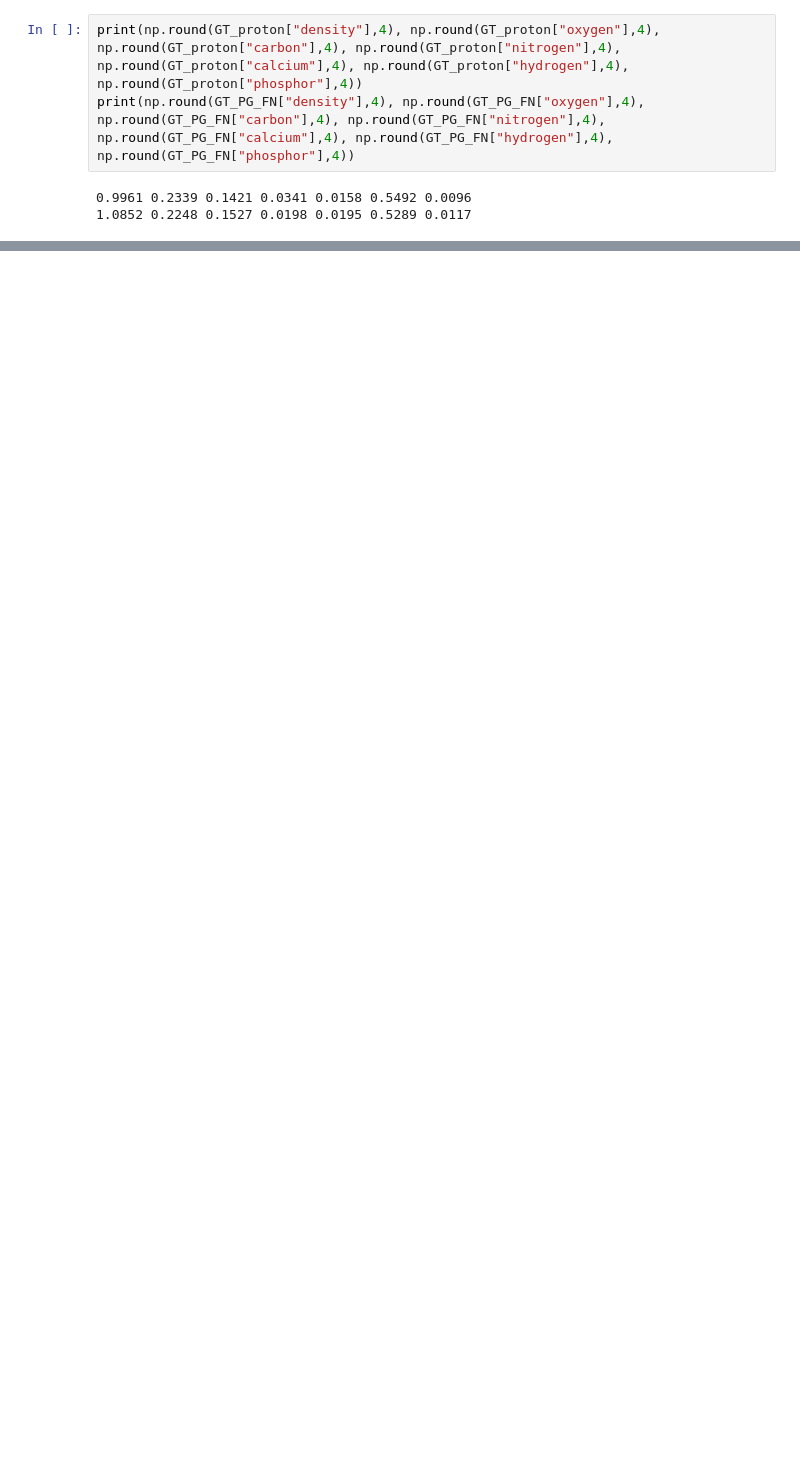
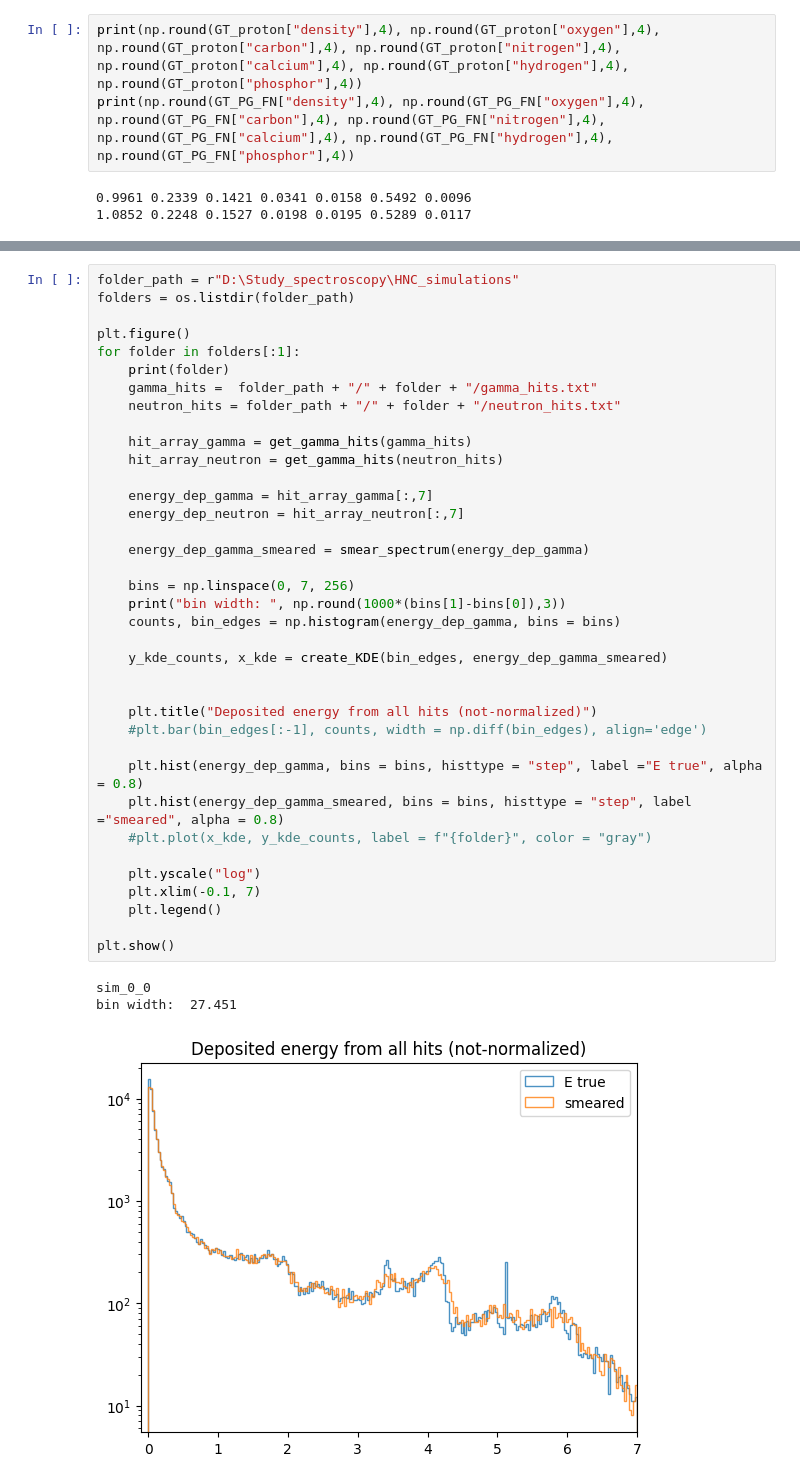
Before and after one commit to Bioproton/MedicalPhysicsScripts, a Jupyter notebook: NOVO/Spectroscopy/Data/test_data_loading.ipynb, the cells around one changed output, grey strips where cells are left out. Saved outputs shown, nothing was run; the diff lists cells and outputs as text; blank space fills up the shorter version.

```diff
--- a/NOVO/Spectroscopy/Data/test_data_loading.ipynb
+++ b/NOVO/Spectroscopy/Data/test_data_loading.ipynb
@@ -542,0 +619,41 @@ print(np.round(GT_PG_FN_validated_bins["density"],4), np.round(GT_PG_FN_validate
+# %%
+folder_path = r"D:\Study_spectroscopy\HNC_simulations"
+folders = os.listdir(folder_path)
+
+plt.figure()
+for folder in folders[:1]:
+    print(folder)
+    gamma_hits =  folder_path + "/" + folder + "/gamma_hits.txt"
+    neutron_hits = folder_path + "/" + folder + "/neutron_hits.txt"
+
+    hit_array_gamma = get_gamma_hits(gamma_hits)
+    hit_array_neutron = get_gamma_hits(neutron_hits)
+
+    energy_dep_gamma = hit_array_gamma[:,7]
+    energy_dep_neutron = hit_array_neutron[:,7]
+
+    energy_dep_gamma_smeared = smear_spectrum(energy_dep_gamma)
+
+    bins = np.linspace(0, 7, 256)
+    print("bin width: ", np.round(1000*(bins[1]-bins[0]),3))
+    counts, bin_edges = np.histogram(energy_dep_gamma, bins = bins)
+
+    y_kde_counts, x_kde = create_KDE(bin_edges, energy_dep_gamma_smeared)
+
+
+    plt.title("Deposited energy from all hits (not-normalized)")
+    #plt.bar(bin_edges[:-1], counts, width = np.diff(bin_edges), align='edge')
+
+    plt.hist(energy_dep_gamma, bins = bins, histtype = "step", label ="E true", alpha = 0.8)
+    plt.hist(energy_dep_gamma_smeared, bins = bins, histtype = "step", label ="smeared", alpha = 0.8)
+    #plt.plot(x_kde, y_kde_counts, label = f"{folder}", color = "gray")
+
+    plt.yscale("log")
+    plt.xlim(-0.1, 7)
+    plt.legend()
+
+plt.show()
+# %% [output]
+sim_0_0
+bin width:  27.451
+[figure, added]
```
Also changed, not shown: parts of 58 cells of this notebook, 5 other files.
